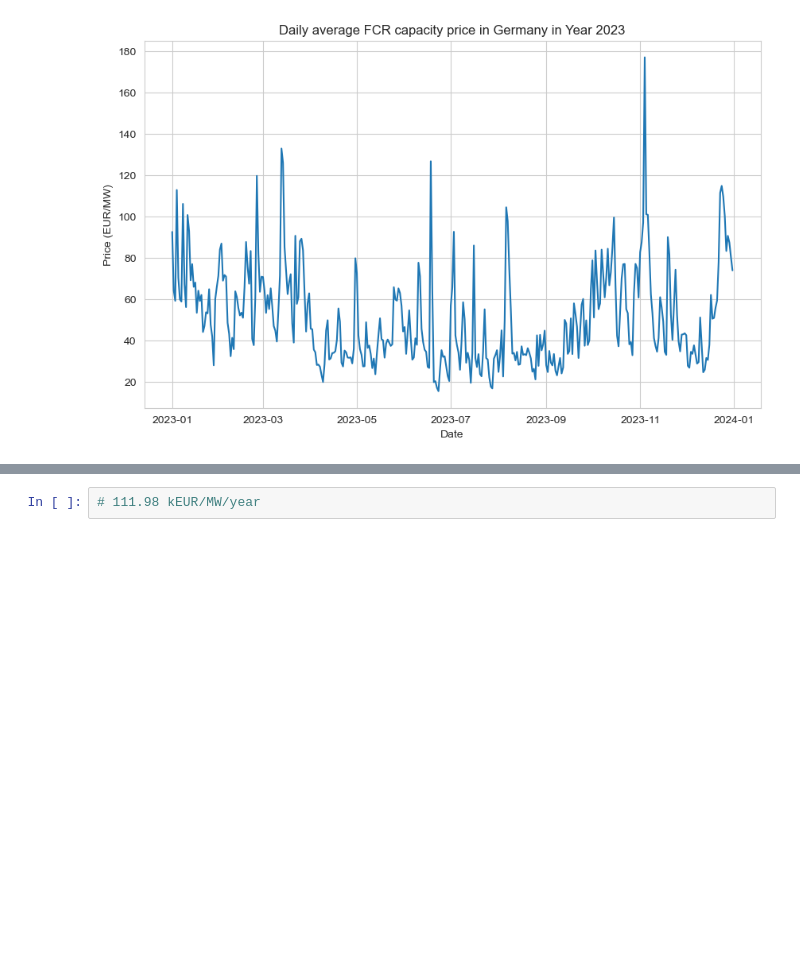
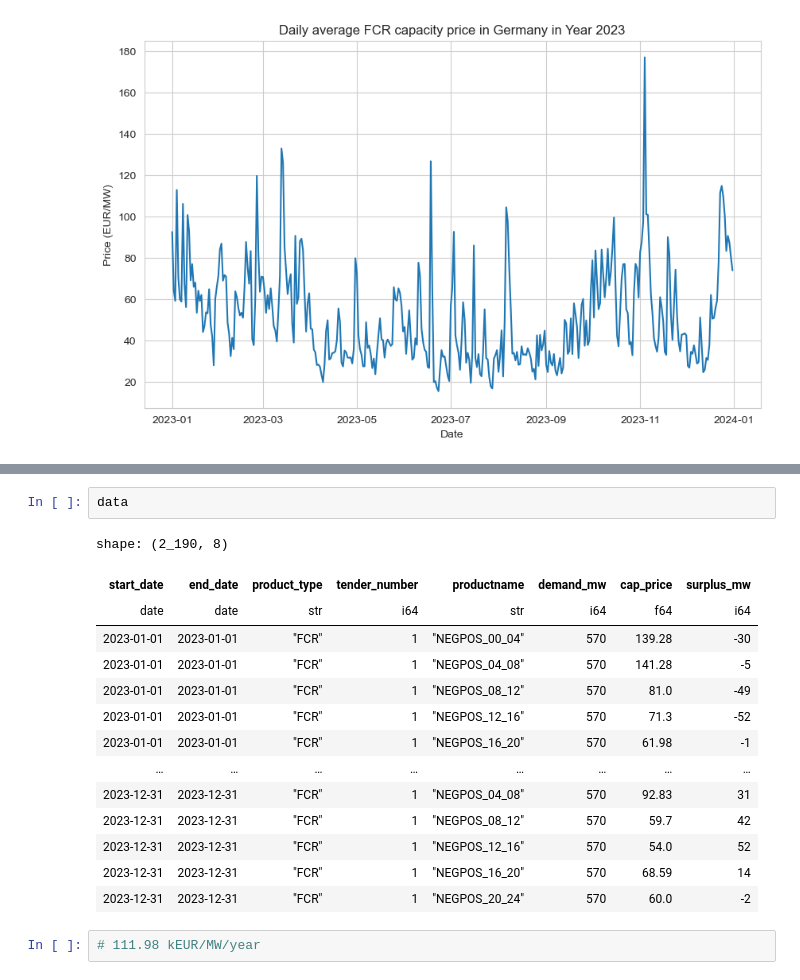
Before and after one commit to tsubasatakaya/EMD-2024, a Jupyter notebook: balancing_energy/week_3.ipynb, the cells around one changed output, grey strips where cells are left out. Drawn from its saved outputs; the diff is of its cells as text; blank space fills up the shorter version.

```diff
--- a/balancing_energy/week_3.ipynb
+++ b/balancing_energy/week_3.ipynb
@@ -74,2 +78,19 @@ shape: (1, 1)
+# %%
+data
+# %% [output]
+shape: (2_190, 8)
+| start_date | end_date | product_type | tender_number | productname | demand_mw | cap_price | surplus_mw |
+| date | date | str | i64 | str | i64 | f64 | i64 |
+| 2023-01-01 | 2023-01-01 | "FCR" | 1 | "NEGPOS_00_04" | 570 | 139.28 | -30 |
+| 2023-01-01 | 2023-01-01 | "FCR" | 1 | "NEGPOS_04_08" | 570 | 141.28 | -5 |
+| 2023-01-01 | 2023-01-01 | "FCR" | 1 | "NEGPOS_08_12" | 570 | 81.0 | -49 |
+| 2023-01-01 | 2023-01-01 | "FCR" | 1 | "NEGPOS_12_16" | 570 | 71.3 | -52 |
+| 2023-01-01 | 2023-01-01 | "FCR" | 1 | "NEGPOS_16_20" | 570 | 61.98 | -1 |
+| … | … | … | … | … | … | … | … |
+| 2023-12-31 | 2023-12-31 | "FCR" | 1 | "NEGPOS_04_08" | 570 | 92.83 | 31 |
+| 2023-12-31 | 2023-12-31 | "FCR" | 1 | "NEGPOS_08_12" | 570 | 59.7 | 42 |
+| 2023-12-31 | 2023-12-31 | "FCR" | 1 | "NEGPOS_12_16" | 570 | 54.0 | 52 |
+| 2023-12-31 | 2023-12-31 | "FCR" | 1 | "NEGPOS_16_20" | 570 | 68.59 | 14 |
+| 2023-12-31 | 2023-12-31 | "FCR" | 1 | "NEGPOS_20_24" | 570 | 60.0 | -2 |
 # %%
 # 111.98 kEUR/MW/year
```
Also changed, not shown: parts of 2 cells of this notebook, 3 other files.
